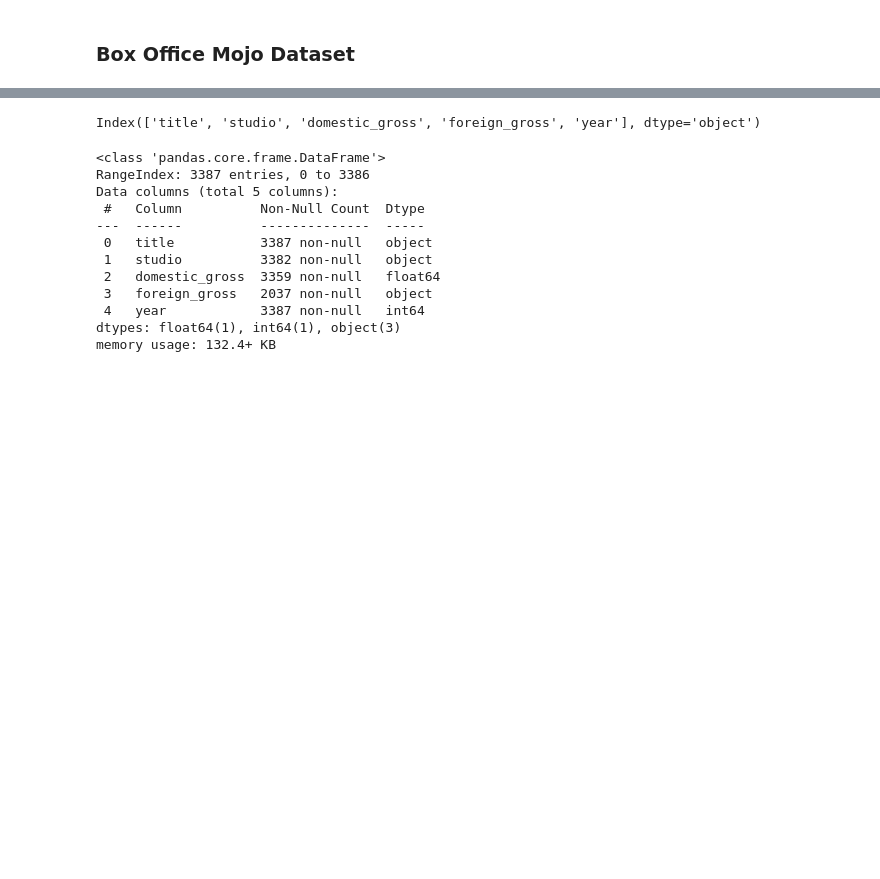
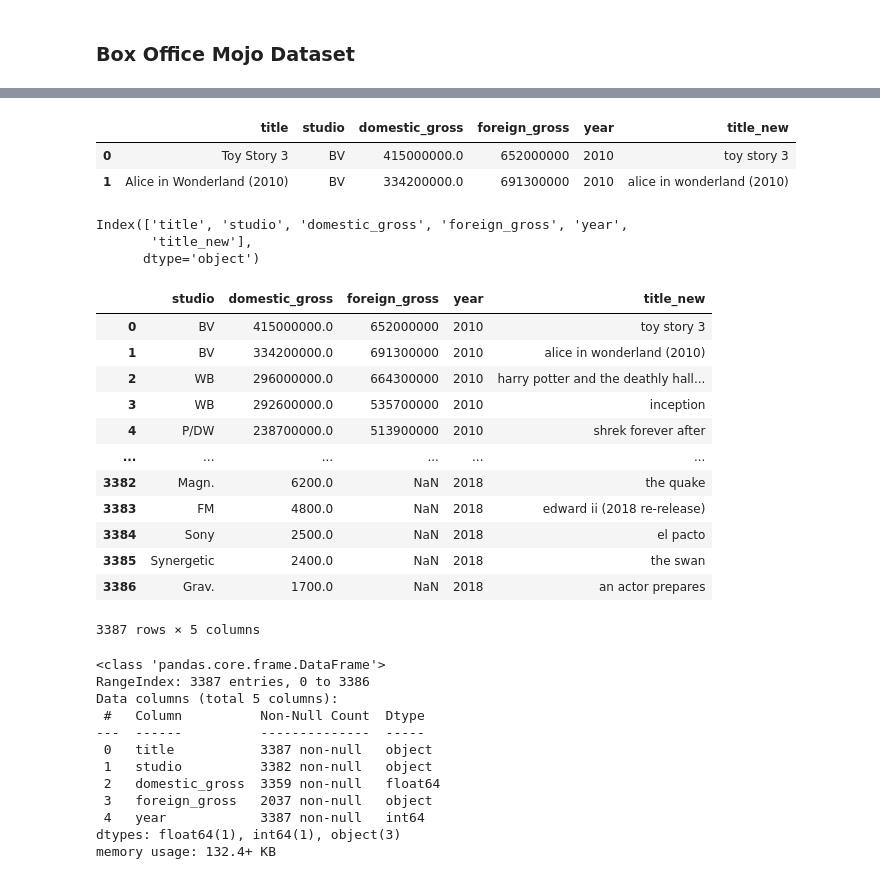
Before and after one commit to JuneHenia/Phase-2-Movie-Project, a Jupyter notebook: notebook/Movie Analysis Project.ipynb, the cells around one changed output, grey strips where cells are left out. Cells and saved outputs as stored; diff of their text form; code cells hidden in the pictures; blank space fills up the shorter version.

```diff
--- a/notebook/Movie Analysis Project.ipynb
+++ b/notebook/Movie Analysis Project.ipynb
@@ -138,0 +149,10 @@ movie_gross.head(2)
+# %%
+# from looking at the first 2 rows of the dataset. We need to remove the year eg 2010 in Alce in Wonderland. And then for ease in merging,
+# have all the letters of the title in small/lowercase
+
+movie_gross['title_new'] = movie_gross['title'].str.lower().str.strip()
+movie_gross.head(2)
+# %% [output]
+|  | title | studio | domestic_gross | foreign_gross | year | title_new |
+| 0 | Toy Story 3 | BV | 415000000.0 | 652000000 | 2010 | toy story 3 |
+| 1 | Alice in Wonderland (2010) | BV | 334200000.0 | 691300000 | 2010 | alice in wonderland (2010) |
@@ -139,7 +163,28 @@ movie_gross.head(2)
 # %%
 movie_gross.columns
 # %% [output]
-Index(['title', 'studio', 'domestic_gross', 'foreign_gross', 'year'], dtype='object')
+Index(['title', 'studio', 'domestic_gross', 'foreign_gross', 'year',
+       'title_new'],
+      dtype='object')
+# %%
+# we drop the 'title' column as its not needed
+
+movie_gross = movie_gross.drop('title', axis=1)
+movie_gross
+# %% [output]
+|  | studio | domestic_gross | foreign_gross | year | title_new |
+| 0 | BV | 415000000.0 | 652000000 | 2010 | toy story 3 |
+| 1 | BV | 334200000.0 | 691300000 | 2010 | alice in wonderland (2010) |
+| 2 | WB | 296000000.0 | 664300000 | 2010 | harry potter and the deathly hall... |
+| 3 | WB | 292600000.0 | 535700000 | 2010 | inception |
+| 4 | P/DW | 238700000.0 | 513900000 | 2010 | shrek forever after |
+| ... | ... | ... | ... | ... | ... |
+| 3382 | Magn. | 6200.0 | NaN | 2018 | the quake |
+| 3383 | FM | 4800.0 | NaN | 2018 | edward ii (2018 re-release) |
+| 3384 | Sony | 2500.0 | NaN | 2018 | el pacto |
+| 3385 | Synergetic | 2400.0 | NaN | 2018 | the swan |
+| 3386 | Grav. | 1700.0 | NaN | 2018 | an actor prepares |
+3387 rows × 5 columns
 # %%
 movie_gross.info()
 # %% [output]
```
Also changed, not shown: parts of 11 cells of this notebook.
